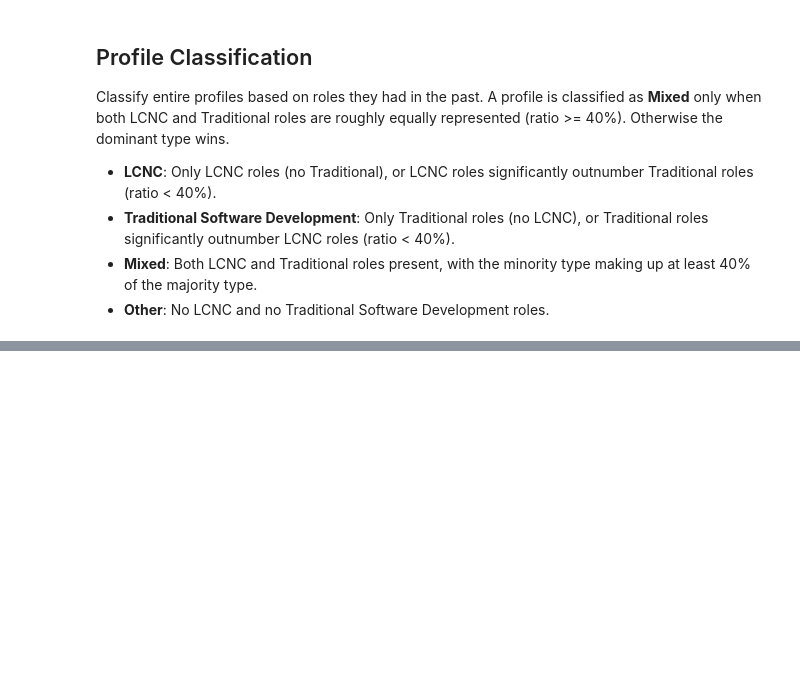
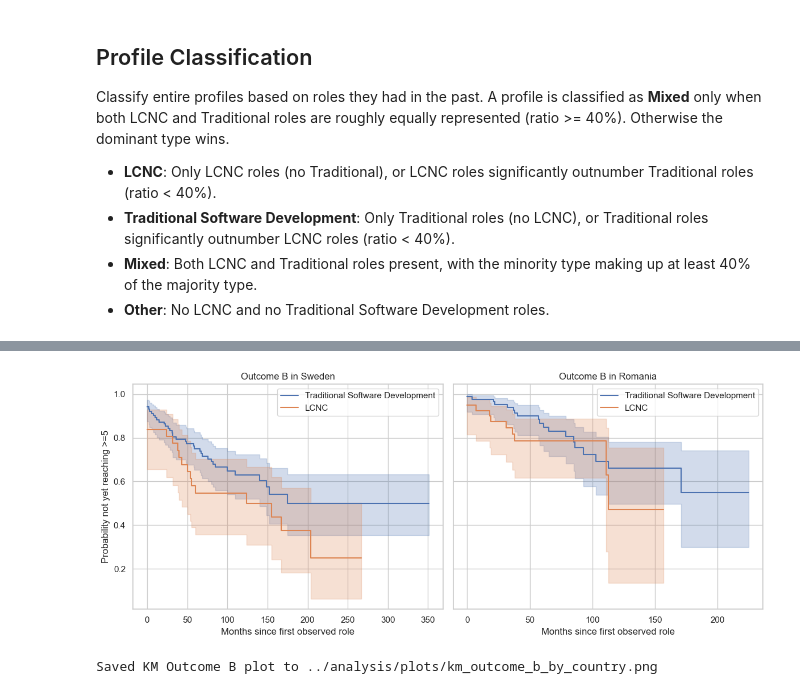
Before and after one commit to cupcakecaro/Gender_Ineuqality_in_Software_Development, a Jupyter notebook: notebooks/pipeline.ipynb, the cells around one changed output, grey strips where cells are left out. Drawn from its saved outputs; the diff is of its cells as text; code cells hidden in the pictures; blank space fills up the shorter version.

```diff
--- a/notebooks/pipeline.ipynb
+++ b/notebooks/pipeline.ipynb
@@ -524,0 +988,30 @@ else:
+# %%
+fig, axes = plt.subplots(1, 2, figsize=(12, 5), sharey=True)
+kmf = KaplanMeierFitter()
+
+for ax, country in zip(axes, ["Sweden", "Romania"]):
+    d_country = cox_base[cox_base["country"] == country]
+    for label in ["Traditional Software Development", "LCNC"]:
+        d_group = d_country[d_country["profile_label_primary"] == label]
+        if len(d_group) == 0:
+            continue
+        kmf.fit(
+            durations=d_group["time_to_event_b_months"],
+            event_observed=d_group["event_b"],
+            label=label,
+        )
+        kmf.plot_survival_function(ax=ax)
+
+    ax.set_title(f"Outcome B in {country}")
+    ax.set_xlabel("Months since first observed role")
+    ax.set_ylabel("Probability not yet reaching >=5")
+
+plt.tight_layout()
+km_b_path = PLOT_DIR / "figure_02_km_outcome_b_by_country.png"
+plt.savefig(km_b_path, dpi=200, bbox_inches="tight")
+plt.show()
+
+print(f"Saved KM Outcome B plot to {km_b_path}")
+# %% [output]
+[figure, added]
+Saved KM Outcome B plot to ../analysis/plots/km_outcome_b_by_country.png
```
Also changed, not shown: parts of 23 cells of this notebook, 32 other files.
